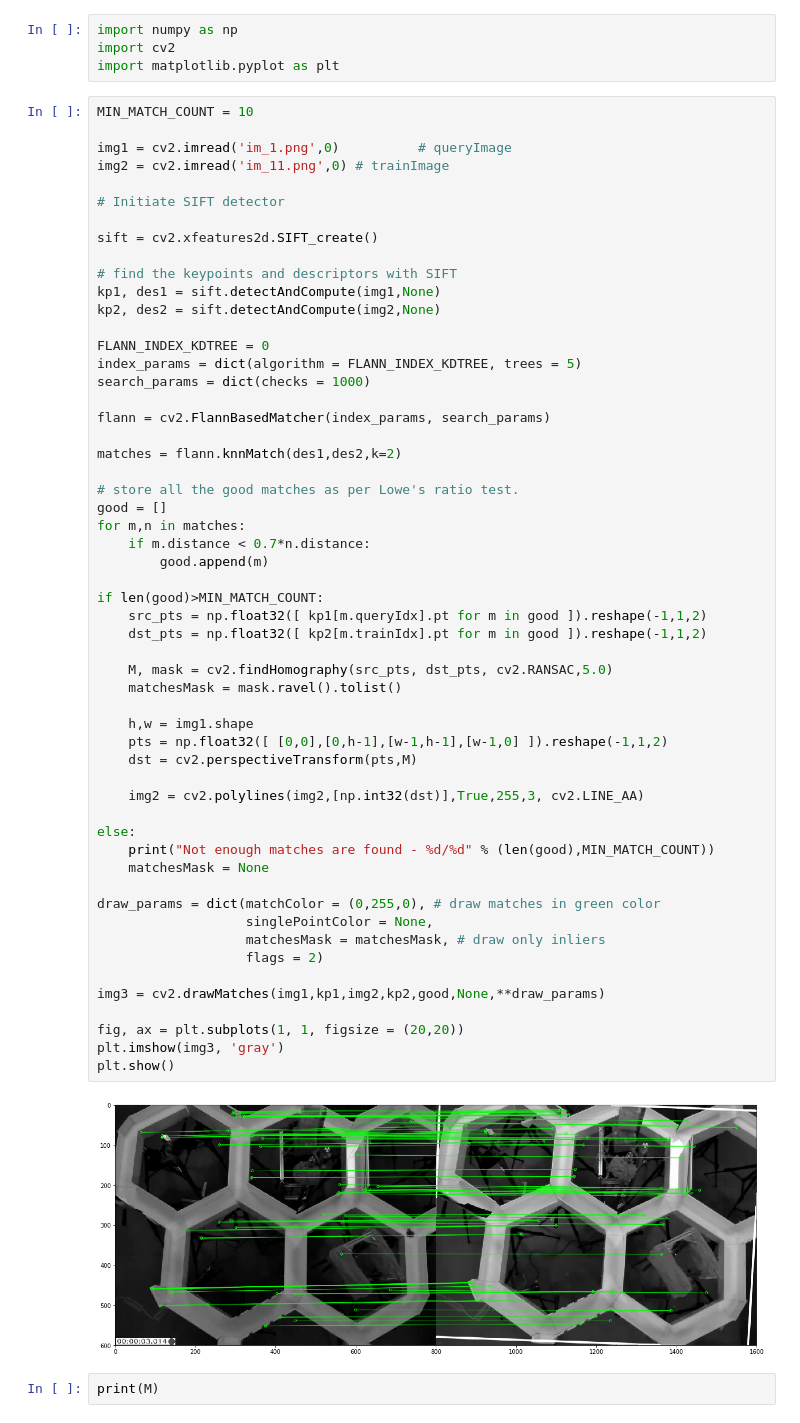
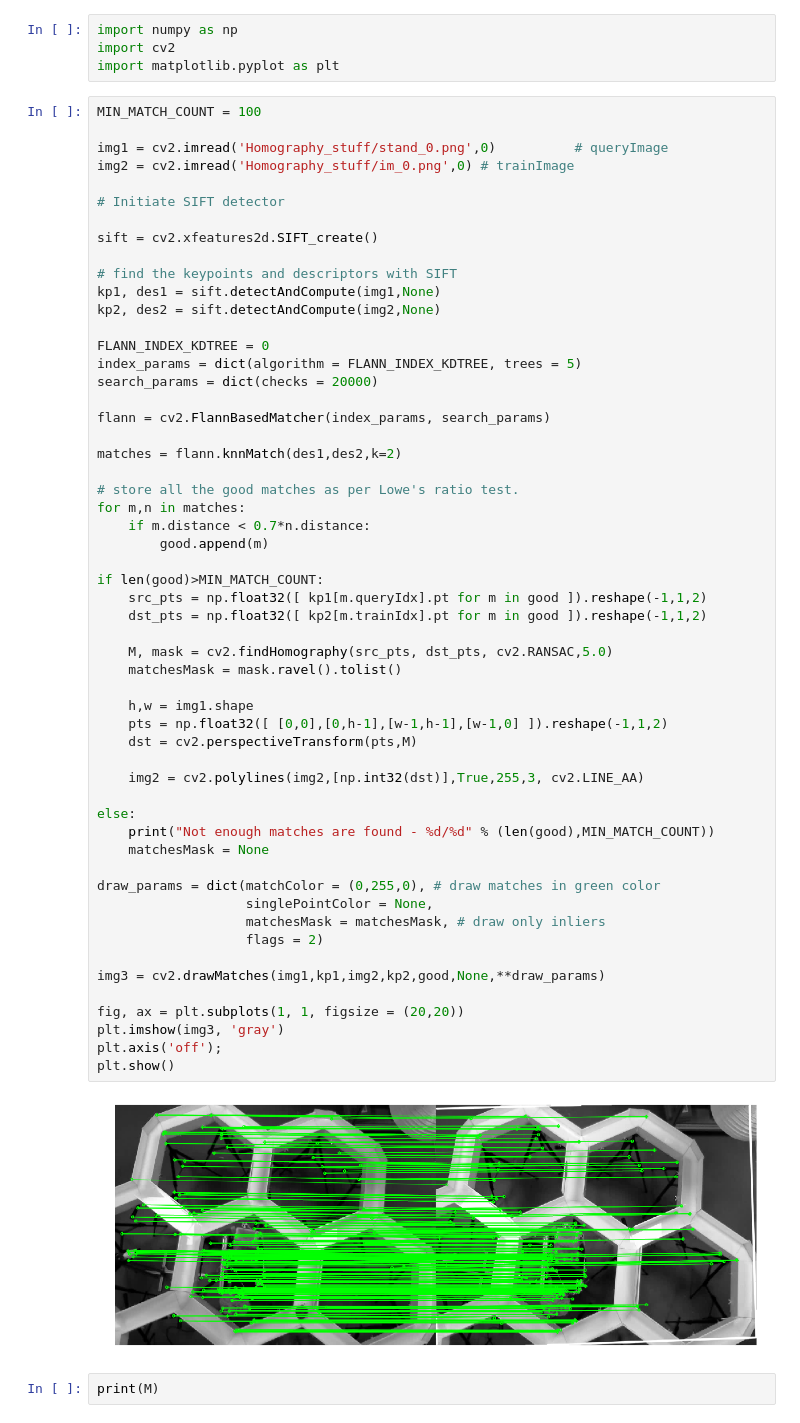
Before and after one commit to L-Hess/Hex-Snap, a Jupyter notebook: notebooks/reports/Homography.ipynb, the cells around one changed output. Saved outputs shown, nothing was run; the diff lists cells and outputs as text.

```diff
--- a/notebooks/reports/Homography.ipynb
+++ b/notebooks/reports/Homography.ipynb
@@ -3,10 +3,10 @@ import numpy as np
 import cv2
 import matplotlib.pyplot as plt
 # %%
-MIN_MATCH_COUNT = 10
+MIN_MATCH_COUNT = 100
 
-img1 = cv2.imread('im_1.png',0)          # queryImage
-img2 = cv2.imread('im_11.png',0) # trainImage
+img1 = cv2.imread('Homography_stuff/stand_0.png',0)          # queryImage
+img2 = cv2.imread('Homography_stuff/im_0.png',0) # trainImage
 
 # Initiate SIFT detector
 
@@ -18,47 +18,47 @@ kp2, des2 = sift.detectAndCompute(img2,None)
 
 FLANN_INDEX_KDTREE = 0
 index_params = dict(algorithm = FLANN_INDEX_KDTREE, trees = 5)
-search_params = dict(checks = 1000)
+search_params = dict(checks = 20000)
 
 flann = cv2.FlannBasedMatcher(index_params, search_params)
 
 matches = flann.knnMatch(des1,des2,k=2)
 
 # store all the good matches as per Lowe's ratio test.
-good = []
 for m,n in matches:
     if m.distance < 0.7*n.distance:
         good.append(m)
 
 if len(good)>MIN_MATCH_COUNT:
     src_pts = np.float32([ kp1[m.queryIdx].pt for m in good ]).reshape(-1,1,2)
     dst_pts = np.float32([ kp2[m.trainIdx].pt for m in good ]).reshape(-1,1,2)
 
     M, mask = cv2.findHomography(src_pts, dst_pts, cv2.RANSAC,5.0)
     matchesMask = mask.ravel().tolist()
 
     h,w = img1.shape
     pts = np.float32([ [0,0],[0,h-1],[w-1,h-1],[w-1,0] ]).reshape(-1,1,2)
     dst = cv2.perspectiveTransform(pts,M)
 
     img2 = cv2.polylines(img2,[np.int32(dst)],True,255,3, cv2.LINE_AA)
 
 else:
     print("Not enough matches are found - %d/%d" % (len(good),MIN_MATCH_COUNT))
     matchesMask = None
 
 draw_params = dict(matchColor = (0,255,0), # draw matches in green color
                    singlePointColor = None,
                    matchesMask = matchesMask, # draw only inliers
                    flags = 2)
 
 img3 = cv2.drawMatches(img1,kp1,img2,kp2,good,None,**draw_params)
 
 fig, ax = plt.subplots(1, 1, figsize = (20,20))
 plt.imshow(img3, 'gray')
+plt.axis('off');
 plt.show()
 # %% [output]
-[figure, old version]
+[figure, new version]
 # %%
 print(M)
 # %% [output]
```
Also changed, not shown: 1 other file.
